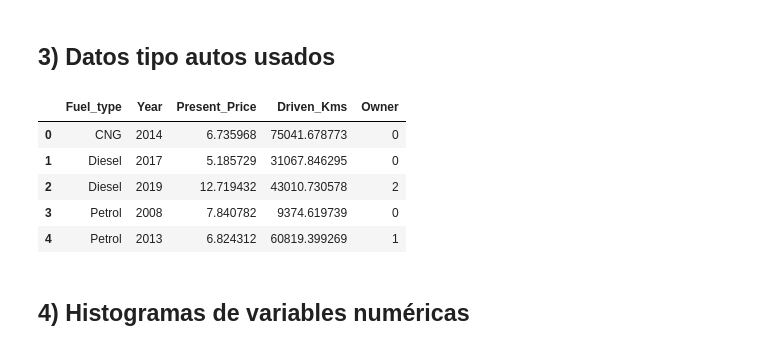
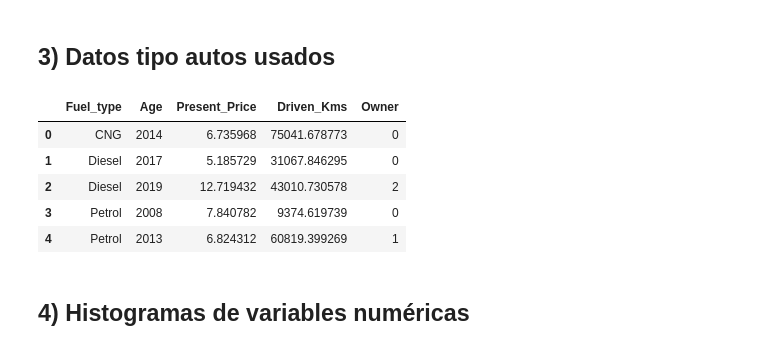
Before and after one commit to 2025-2-predictiva/LAB-05-prediccion-de-precios-usando-linreg-fhurtadoa, a Jupyter notebook: homework/Notebook_homework.ipynb, the cells around one changed output. Saved outputs shown, nothing was run; the diff lists cells and outputs as text; code cells hidden in the pictures.

```diff
--- a/homework/Notebook_homework.ipynb
+++ b/homework/Notebook_homework.ipynb
@@ -50,24 +50,24 @@ MODEL_PATH, METRICS_PATH
 # %%
 rng = np.random.default_rng(0)
 n = 360
 df = pd.DataFrame({
     'Fuel_type': rng.choice(['Petrol','Diesel','CNG'], size=n),
-    'Year': rng.integers(2005, 2020, size=n),
+    'Age': rng.integers(2005, 2020, size=n),
     'Present_Price': rng.normal(8.0, 3.2, size=n).clip(0.2, None),
     'Driven_Kms': rng.normal(50_000, 20_000, size=n).clip(5_000, None),
     'Owner': rng.integers(0, 3, size=n),
 })
 y = (
     df['Present_Price'].to_numpy()*0.9
     - (df['Driven_Kms'].to_numpy()/100_000)*1.5
-    + (df['Year'].to_numpy()-2005)*0.08
+    + (16 - df['Age'].to_numpy())*0.08
     - df['Owner'].to_numpy()*0.25
     + df['Fuel_type'].map({'Petrol':0.2,'Diesel':0.5,'CNG':-0.1}).to_numpy()
     + rng.normal(0,0.8,size=n)
 )
 df.head()
 # %% [output]
-|  | Fuel_type | Year | Present_Price | Driven_Kms | Owner |
+|  | Fuel_type | Age | Present_Price | Driven_Kms | Owner |
 | 0 | CNG | 2014 | 6.735968 | 75041.678773 | 0 |
 | 1 | Diesel | 2017 | 5.185729 | 31067.846295 | 0 |
 | 2 | Diesel | 2019 | 12.719432 | 43010.730578 | 2 |
```
Also changed, not shown: parts of 19 cells of this notebook, 5 other files.
